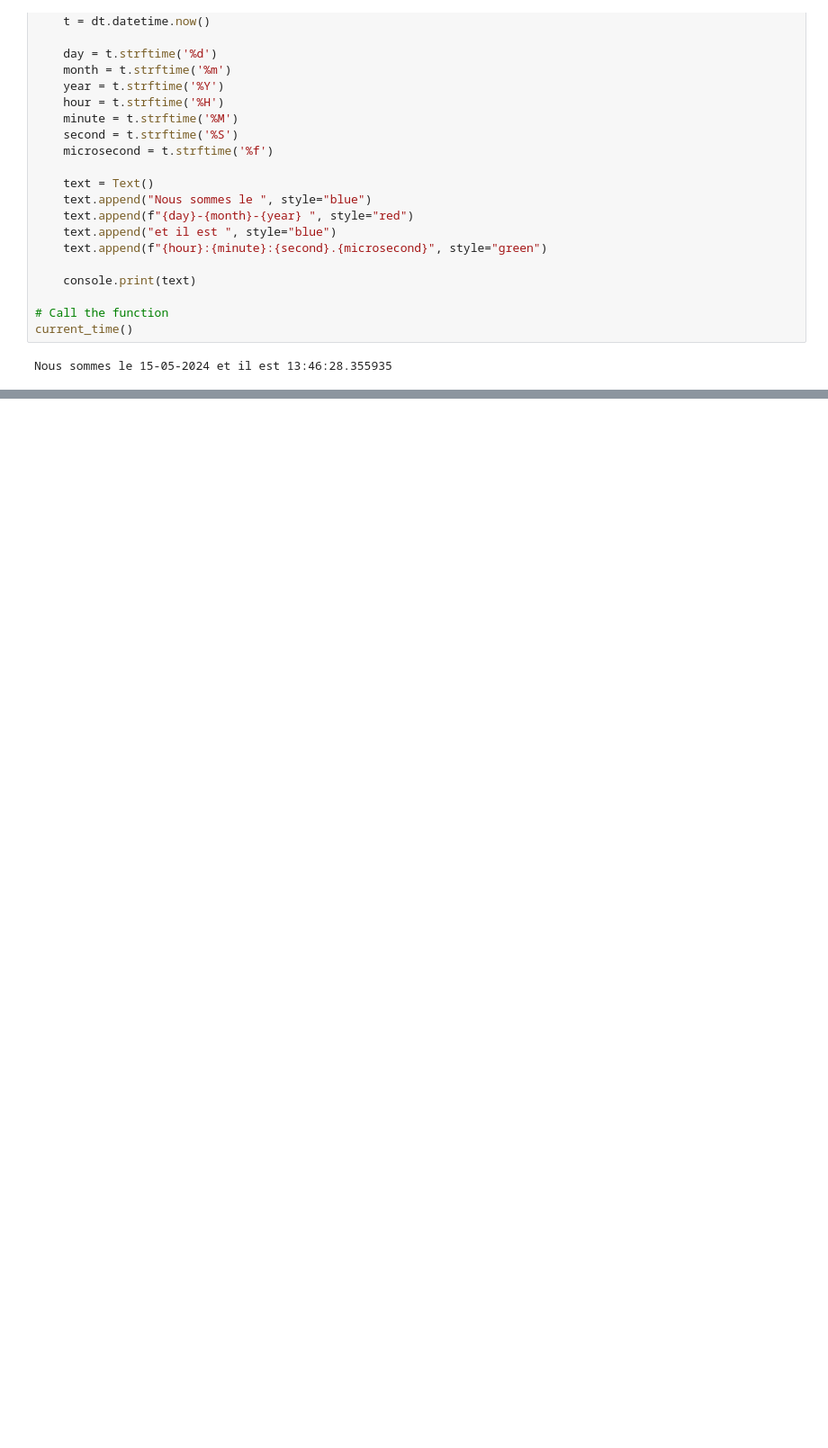
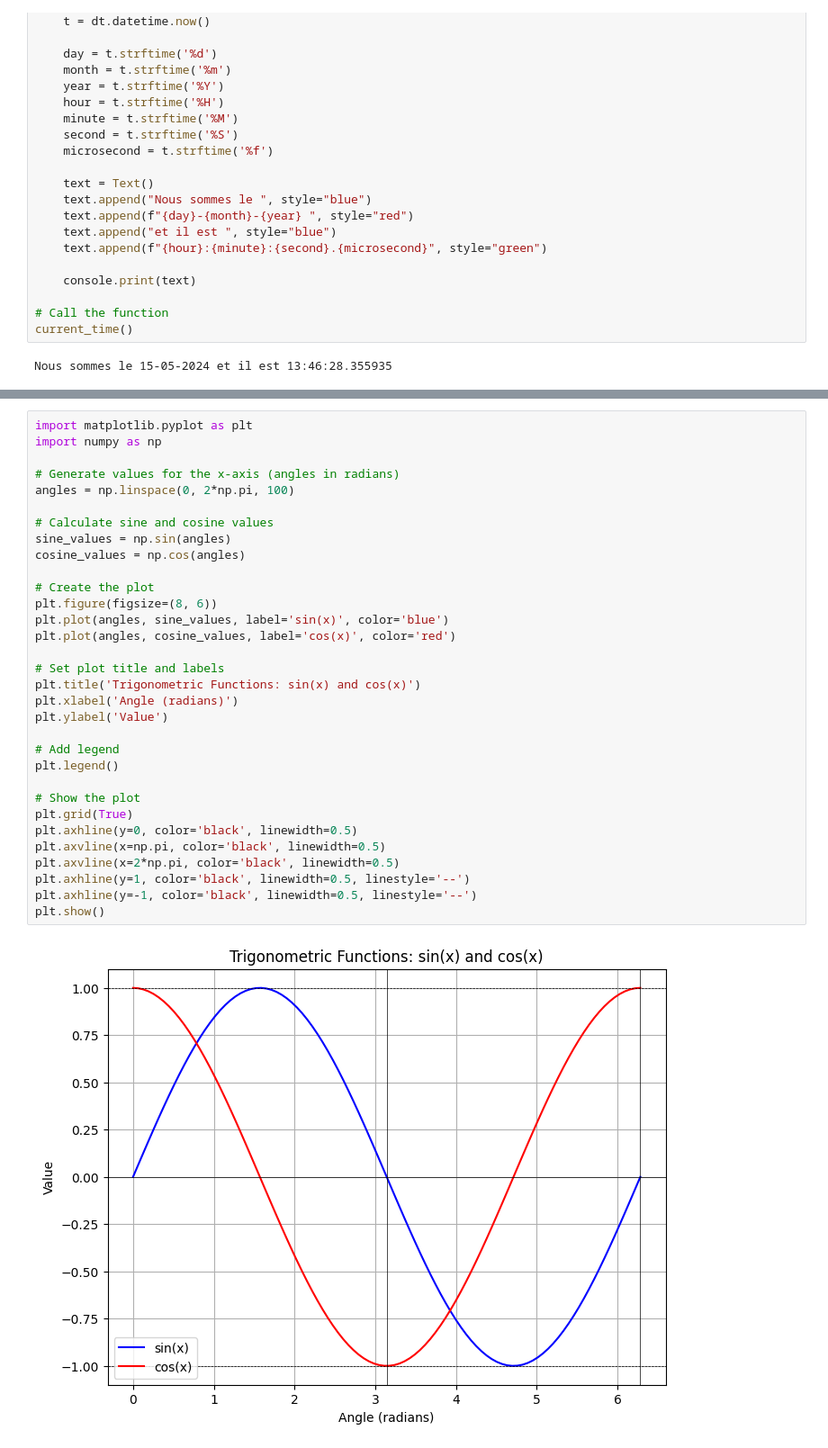
Before and after one commit to tawounfouet/w3schools-learning-tutorials, a Jupyter notebook: python-tutorials/08 - Useful Modules in Python.ipynb, the cells around one changed output, grey strips where cells are left out. Shown at 90% size. Saved outputs shown, nothing was run; the diff lists cells and outputs as text; blank space fills up the shorter version.

```diff
--- a/python-tutorials/08 - Useful Modules in Python.ipynb
+++ b/python-tutorials/08 - Useful Modules in Python.ipynb
@@ -374,0 +527,34 @@ Nous sommes le 15-05-2024 et il est 13:46:28.355935
+# %%
+import matplotlib.pyplot as plt
+import numpy as np
+
+# Generate values for the x-axis (angles in radians)
+angles = np.linspace(0, 2*np.pi, 100)
+
+# Calculate sine and cosine values
+sine_values = np.sin(angles)
+cosine_values = np.cos(angles)
+
+# Create the plot
+plt.figure(figsize=(8, 6))
+plt.plot(angles, sine_values, label='sin(x)', color='blue')
+plt.plot(angles, cosine_values, label='cos(x)', color='red')
+
+# Set plot title and labels
+plt.title('Trigonometric Functions: sin(x) and cos(x)')
+plt.xlabel('Angle (radians)')
+plt.ylabel('Value')
+
+# Add legend
+plt.legend()
+
+# Show the plot
+plt.grid(True)
+plt.axhline(y=0, color='black', linewidth=0.5)
+plt.axvline(x=np.pi, color='black', linewidth=0.5)
+plt.axvline(x=2*np.pi, color='black', linewidth=0.5)
+plt.axhline(y=1, color='black', linewidth=0.5, linestyle='--')
+plt.axhline(y=-1, color='black', linewidth=0.5, linestyle='--')
+plt.show()
+# %% [output]
+[figure, added]
```
Also changed, not shown: parts of 40 cells of this notebook.
